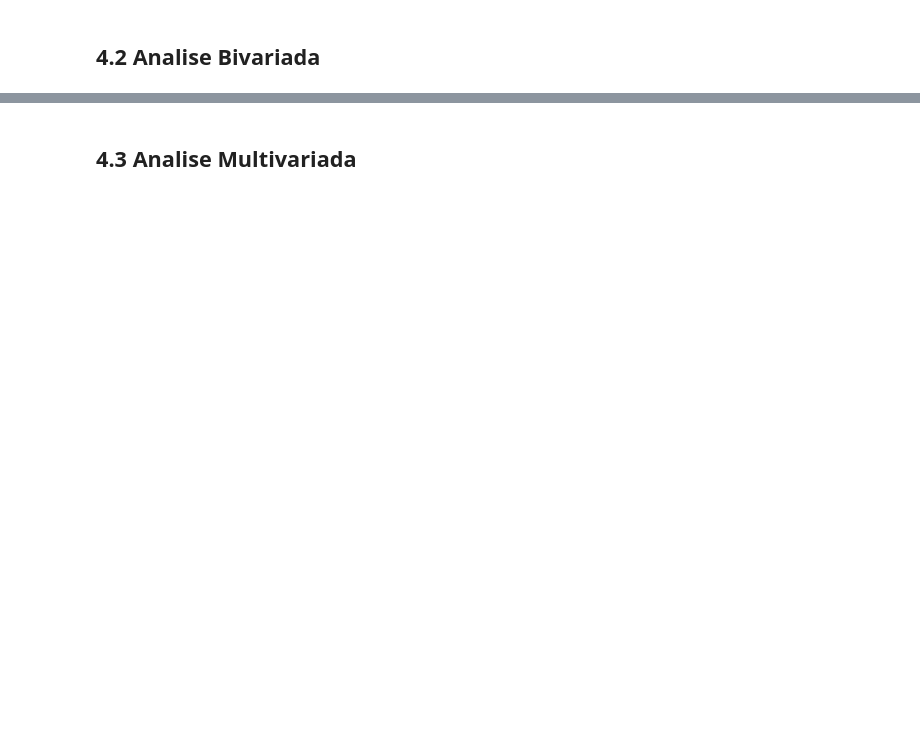
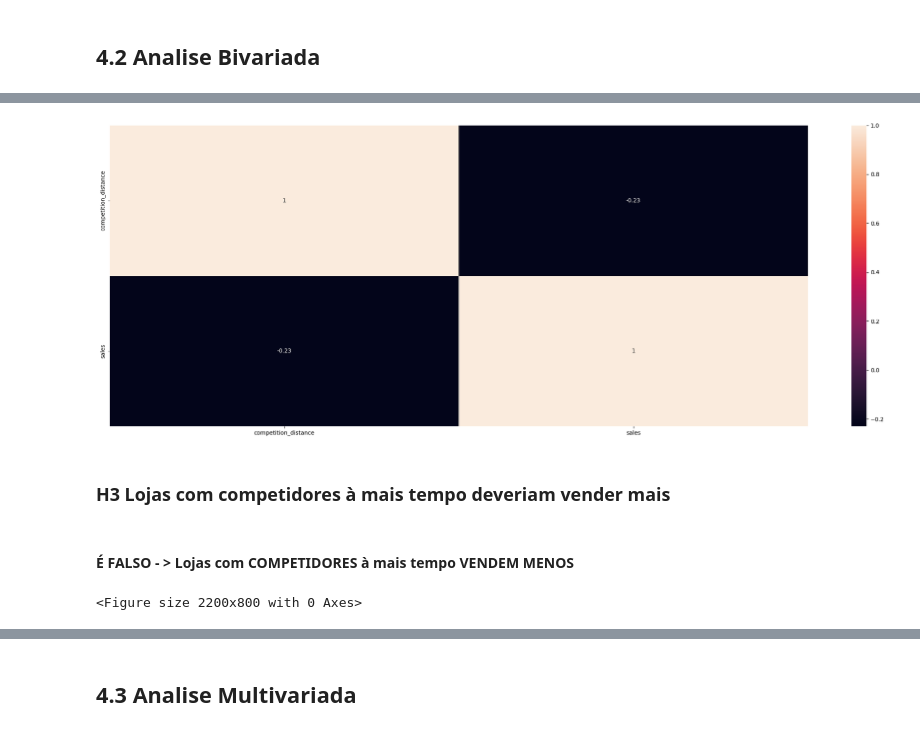
Before and after one commit to jcmazoni/rossmann, a Jupyter notebook: DS_aula1.ipynb, the cells around one changed output, grey strips where cells are left out. Saved outputs shown, nothing was run; the diff lists cells and outputs as text; code cells hidden in the pictures; blank space fills up the shorter version.

```diff
--- a/DS_aula1.ipynb
+++ b/DS_aula1.ipynb
@@ -666,0 +740,44 @@ plt.show()
+# %%
+plt.figure(figsize=(22, 8))
+
+sns.heatmap(aux1.corr(method='pearson'), annot=True);
+
+# Ajuste o layout para evitar sobreposição de rótulos
+
+plt.tight_layout()
+
+# Exiba a figura
+plt.show()
+# %% [output]
+[figure, added]
+# %% [markdown]
+### H3 Lojas com competidores à mais tempo deveriam vender mais
+# %% [markdown]
+#### É FALSO - > Lojas com COMPETIDORES à mais tempo VENDEM MENOS
+# %%
+aux1 = df4[['competition_time_month', 'sales']].groupby(['competition_time_month']).sum().reset_index()
+aux2 = aux1[(aux1['competition_time_month'] < 120) & (aux1['competition_time_month'] != 0 )]
+
+plt.figure(figsize=(22, 8))
+
+#sns.barplot(x='competition_open_since_month', y='sales', data=aux1, hue='competition_open_since_month' )
+
+fig = px.bar(aux2, x='competition_time_month', y='sales', color='competition_time_month')
+
+# Atualize o layout do gráfico para evitar sobreposição de rótulos
+fig.update_layout(
+    xaxis=dict(tickmode='linear'),
+    xaxis_title='Competicap por Mes',
+    yaxis_title='Sales',
+    title='Vendas por Mês de Abertura da Concorrência'
+)
+
+# Ajuste o layout para evitar sobreposição de rótulos
+
+plt.tight_layout()
+
+# Exiba a figura
+
+fig.show()
+# %% [output]
+<Figure size 2200x800 with 0 Axes>
```
Also changed, not shown: parts of 13 cells of this notebook.
